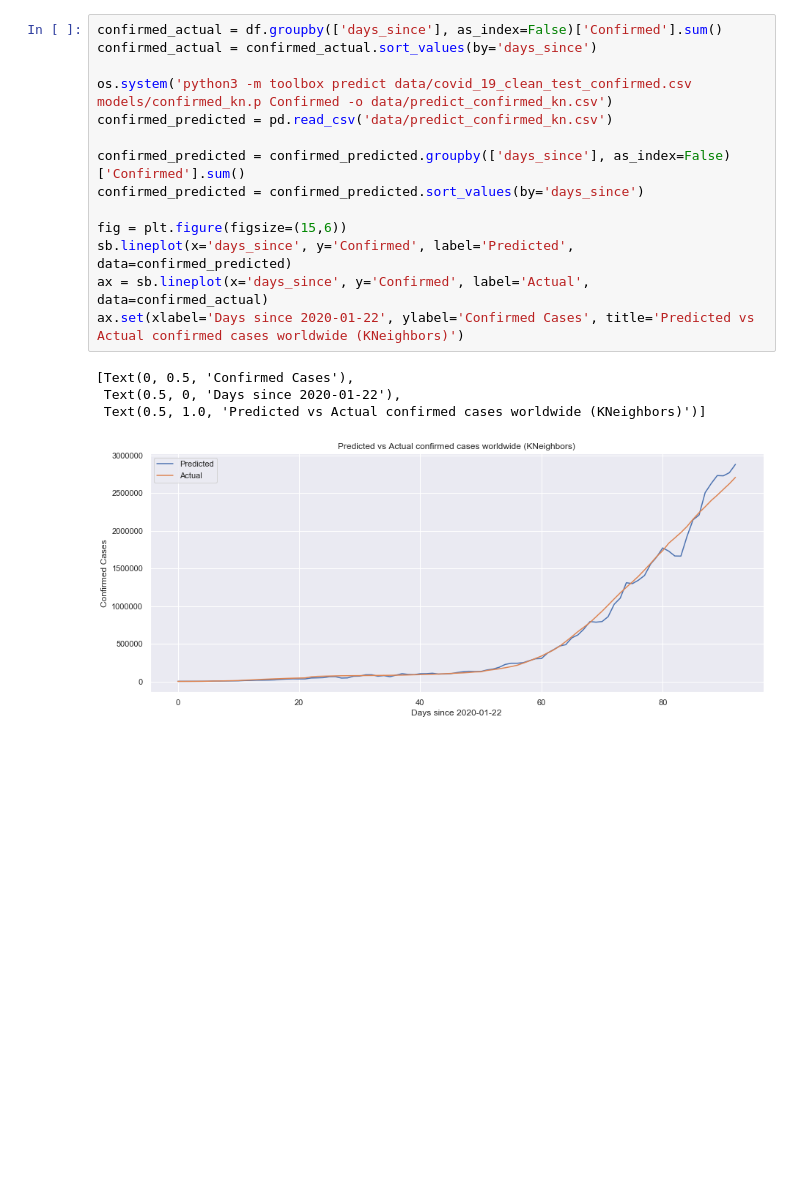
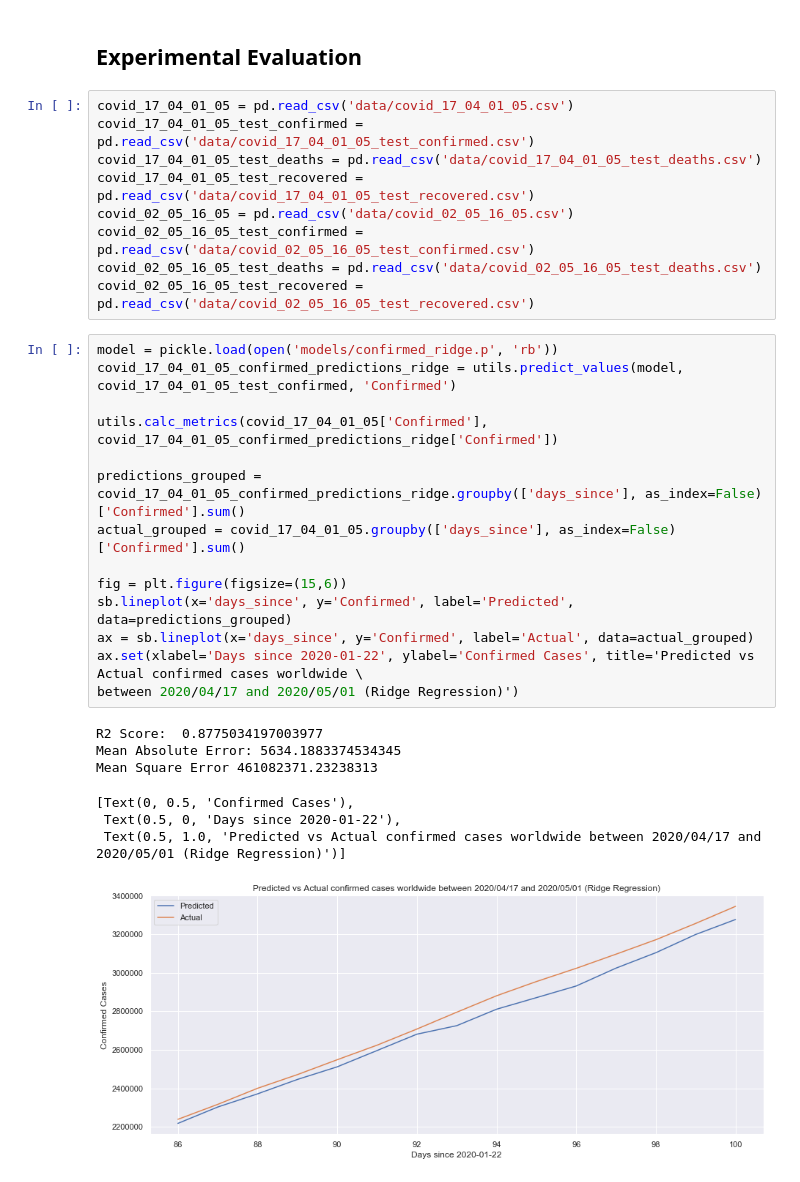
Before and after one commit to fcfalmeida/iart-covid-19, a Jupyter notebook: Notebook.ipynb, the cells around one changed output. Cells and saved outputs as stored; diff of their text form; blank space fills up the shorter version.

```diff
--- a/Notebook.ipynb
+++ b/Notebook.ipynb
@@ -118,19 +125,33 @@ sb.lineplot(x='days_since', y='Confirmed', data=confirmed_portugal)
+# %% [markdown]
+## Experimental Evaluation
+# %%
+covid_17_04_01_05 = pd.read_csv('data/covid_17_04_01_05.csv')
+covid_17_04_01_05_test_confirmed = pd.read_csv('data/covid_17_04_01_05_test_confirmed.csv')
+covid_17_04_01_05_test_deaths = pd.read_csv('data/covid_17_04_01_05_test_deaths.csv')
+covid_17_04_01_05_test_recovered = pd.read_csv('data/covid_17_04_01_05_test_recovered.csv')
+covid_02_05_16_05 = pd.read_csv('data/covid_02_05_16_05.csv')
+covid_02_05_16_05_test_confirmed = pd.read_csv('data/covid_02_05_16_05_test_confirmed.csv')
+covid_02_05_16_05_test_deaths = pd.read_csv('data/covid_02_05_16_05_test_deaths.csv')
+covid_02_05_16_05_test_recovered = pd.read_csv('data/covid_02_05_16_05_test_recovered.csv')
 # %%
-confirmed_actual = df.groupby(['days_since'], as_index=False)['Confirmed'].sum()
-confirmed_actual = confirmed_actual.sort_values(by='days_since')
+model = pickle.load(open('models/confirmed_ridge.p', 'rb'))
+covid_17_04_01_05_confirmed_predictions_ridge = utils.predict_values(model, covid_17_04_01_05_test_confirmed, 'Confirmed')
 
-os.system('python3 -m toolbox predict data/covid_19_clean_test_confirmed.csv models/confirmed_kn.p Confirmed -o data/predict_confirmed_kn.csv')
-confirmed_predicted = pd.read_csv('data/predict_confirmed_kn.csv')
+utils.calc_metrics(covid_17_04_01_05['Confirmed'], covid_17_04_01_05_confirmed_predictions_ridge['Confirmed'])
 
-confirmed_predicted = confirmed_predicted.groupby(['days_since'], as_index=False)['Confirmed'].sum()
-confirmed_predicted = confirmed_predicted.sort_values(by='days_since')
+predictions_grouped = covid_17_04_01_05_confirmed_predictions_ridge.groupby(['days_since'], as_index=False)['Confirmed'].sum()
+actual_grouped = covid_17_04_01_05.groupby(['days_since'], as_index=False)['Confirmed'].sum()
 
 fig = plt.figure(figsize=(15,6))
-sb.lineplot(x='days_since', y='Confirmed', label='Predicted', data=confirmed_predicted)
-ax = sb.lineplot(x='days_since', y='Confirmed', label='Actual', data=confirmed_actual)
-ax.set(xlabel='Days since 2020-01-22', ylabel='Confirmed Cases', title='Predicted vs Actual confirmed cases worldwide (KNeighbors)')
+sb.lineplot(x='days_since', y='Confirmed', label='Predicted', data=predictions_grouped)
+ax = sb.lineplot(x='days_since', y='Confirmed', label='Actual', data=actual_grouped)
+ax.set(xlabel='Days since 2020-01-22', ylabel='Confirmed Cases', title='Predicted vs Actual confirmed cases worldwide \
+between 2020/04/17 and 2020/05/01 (Ridge Regression)')
 # %% [output]
-[Text(0, 0.5, 'Confirmed Cases'),
- Text(0.5, 0, 'Days since 2020-01-22'),
- Text(0.5, 1.0, 'Predicted vs Actual confirmed cases worldwide (KNeighbors)')]
+R2 Score:  0.8775034197003977
+Mean Absolute Error: 5634.1883374534345
+Mean Square Error 461082371.23238313
+[Text(0, 0.5, 'Confirmed Cases'),
+ Text(0.5, 0, 'Days since 2020-01-22'),
+ Text(0.5, 1.0, 'Predicted vs Actual confirmed cases worldwide between 2020/04/17 and 2020/05/01 (Ridge Regression)')]
-[figure, old version]
+[figure, new version]
```
Also changed, not shown: parts of 17 cells of this notebook, 2 other files.
